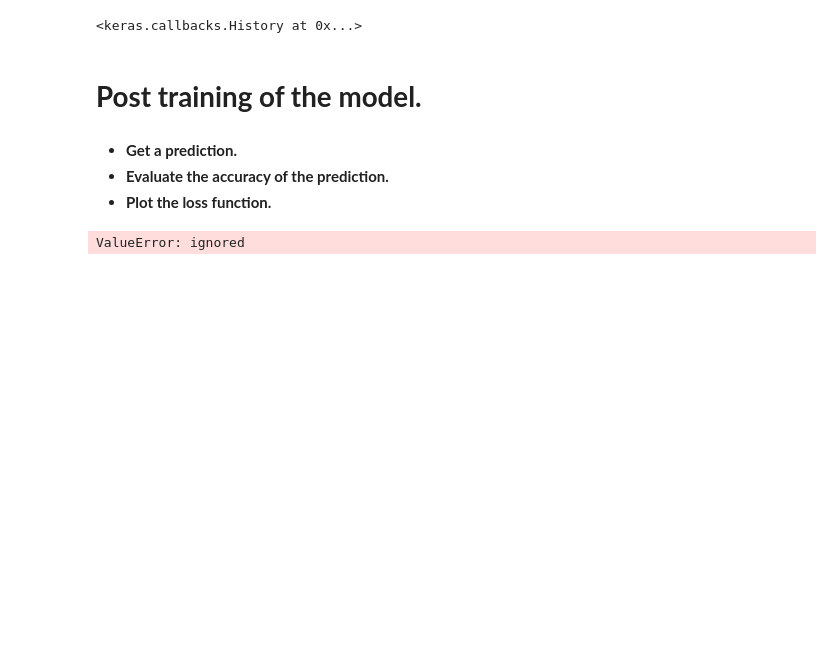
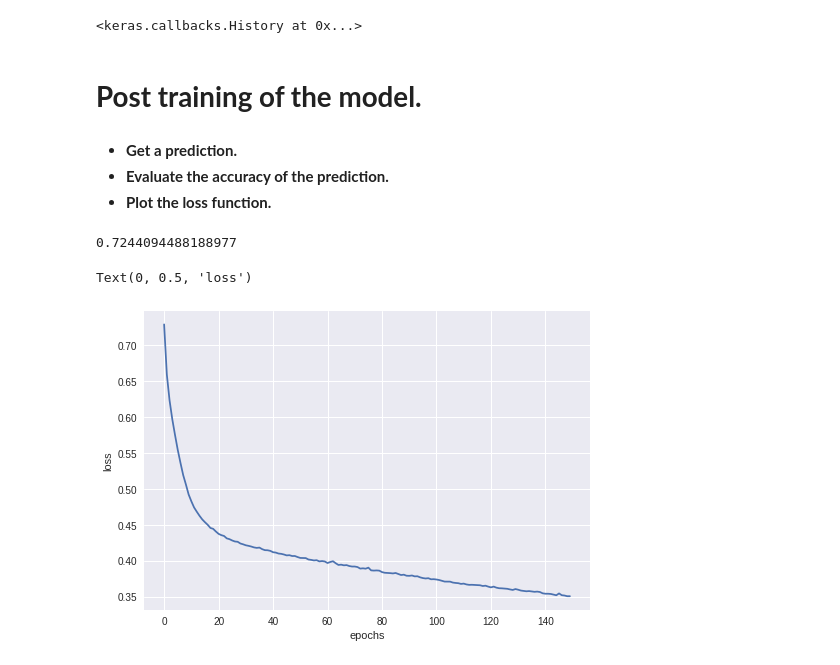
Before and after one commit to paulgureghian/Keras_Projects, a Jupyter notebook: AI_Diabetes_Keras_NN.ipynb, the cells around one changed output. Saved outputs shown, nothing was run; the diff lists cells and outputs as text; code cells hidden in the pictures; blank space fills up the shorter version.

```diff
--- a/AI_Diabetes_Keras_NN.ipynb
+++ b/AI_Diabetes_Keras_NN.ipynb
@@ -162,8 +157,16 @@ Epoch 150/150
 ### Prediction and Evaluation
 y_pred = model.predict(X_test)
 
-y_Pred = np.argmax(y_pred, axis=1)
+y_pred = np.argmax(y_pred, axis=1)
 
 accuracy_score(y_test, y_pred)
 # %% [output]
-ValueError: ignored
+0.7244094488188977
+# %%
+### Plot the loss against the epochs
+plt.plot(model.history.epoch, model.history.history['loss'])
+plt.xlabel('epochs')
+plt.ylabel('loss')
+# %% [output]
+Text(0, 0.5, 'loss')
+[figure, added]
```
Also changed, not shown: parts of 3 cells of this notebook.
